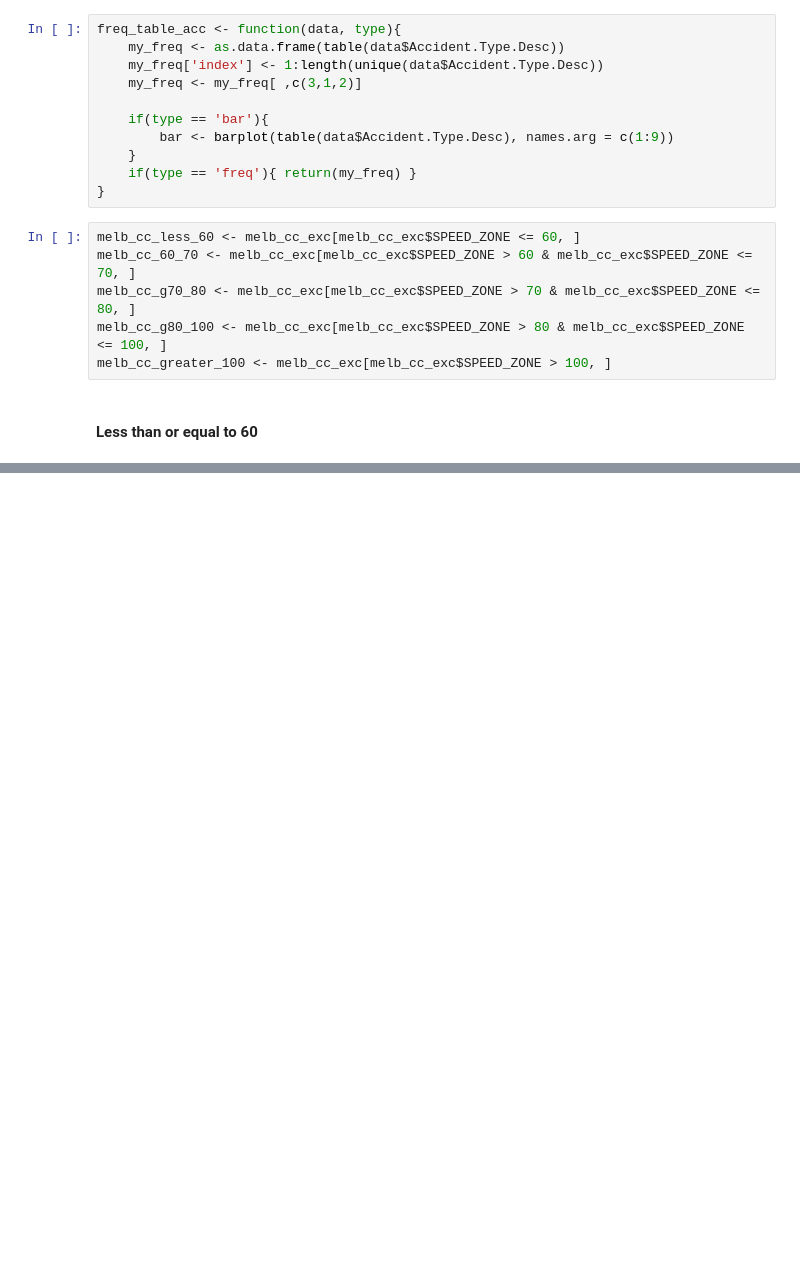
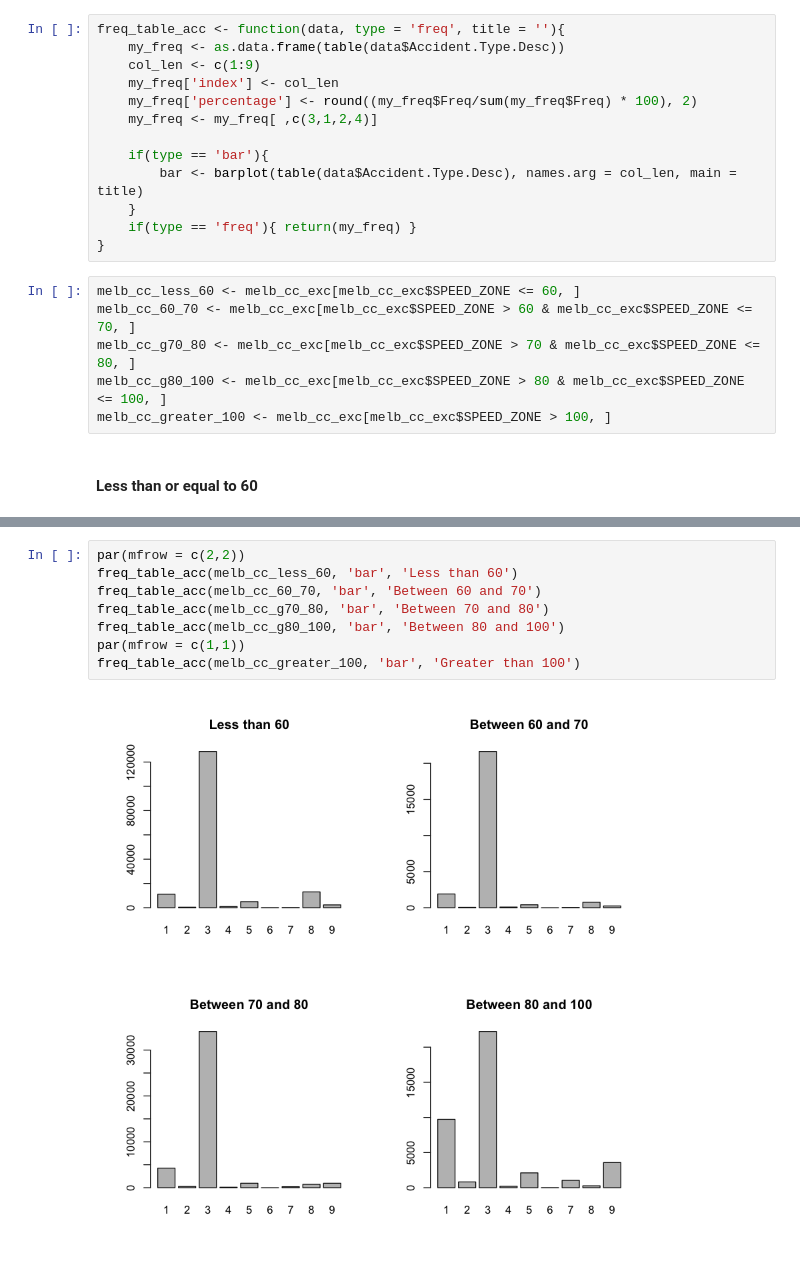
Before and after one commit to cyamma/melb_car_crash, a Jupyter notebook: accident_analysis.ipynb, the cells around one changed output, grey strips where cells are left out. Saved outputs shown, nothing was run; the diff lists cells and outputs as text; blank space fills up the shorter version.

```diff
--- a/accident_analysis.ipynb
+++ b/accident_analysis.ipynb
@@ -218,11 +230,13 @@ freq_melb_cc
 # %%
-freq_table_acc <- function(data, type){
+freq_table_acc <- function(data, type = 'freq', title = ''){
     my_freq <- as.data.frame(table(data$Accident.Type.Desc))
-    my_freq['index'] <- 1:length(unique(data$Accident.Type.Desc))
-    my_freq <- my_freq[ ,c(3,1,2)]
+    col_len <- c(1:9)
+    my_freq['index'] <- col_len
+    my_freq['percentage'] <- round((my_freq$Freq/sum(my_freq$Freq) * 100), 2)
+    my_freq <- my_freq[ ,c(3,1,2,4)]
 
     if(type == 'bar'){
-        bar <- barplot(table(data$Accident.Type.Desc), names.arg = c(1:9))
+        bar <- barplot(table(data$Accident.Type.Desc), names.arg = col_len, main = title)
     }
     if(type == 'freq'){ return(my_freq) }
 }
@@ -298,0 +251,10 @@ freq_table_acc(melb_cc_greater_100)
+# %%
+par(mfrow = c(2,2))
+freq_table_acc(melb_cc_less_60, 'bar', 'Less than 60')
+freq_table_acc(melb_cc_60_70, 'bar', 'Between 60 and 70')
+freq_table_acc(melb_cc_g70_80, 'bar', 'Between 70 and 80')
+freq_table_acc(melb_cc_g80_100, 'bar', 'Between 80 and 100')
+par(mfrow = c(1,1))
+freq_table_acc(melb_cc_greater_100, 'bar', 'Greater than 100')
+# %% [output]
+[figure, added]
```
Also changed, not shown: parts of 10 cells of this notebook.
